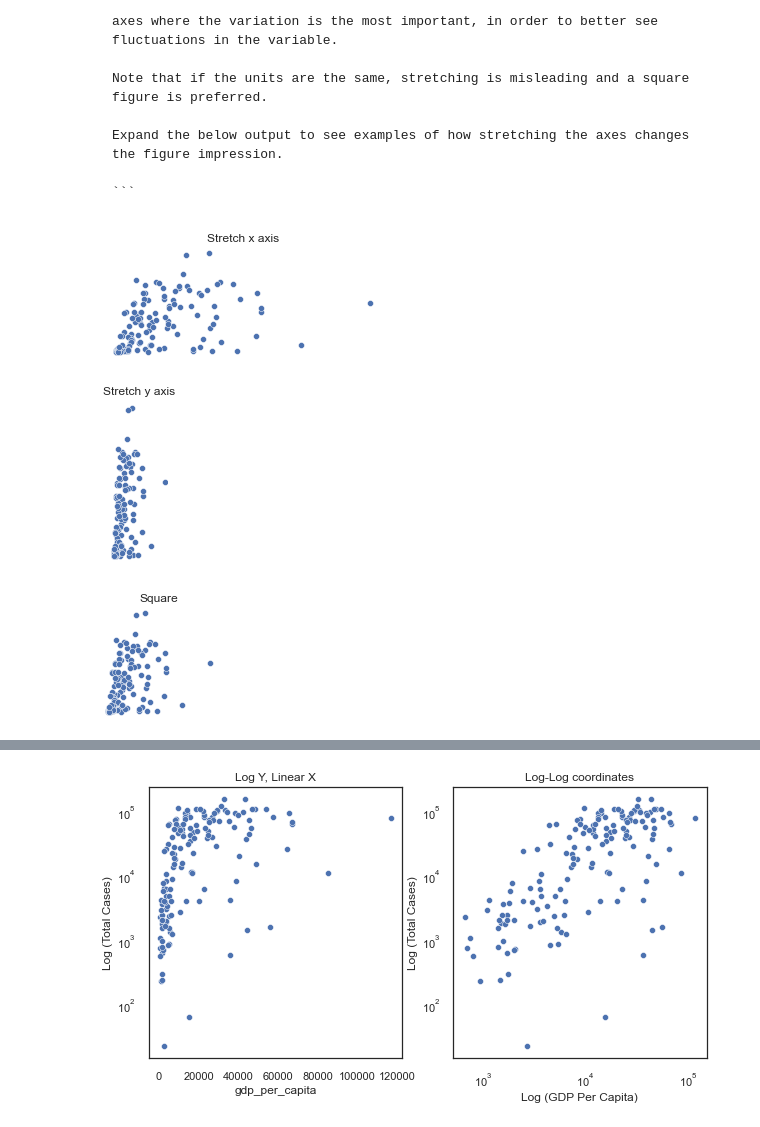
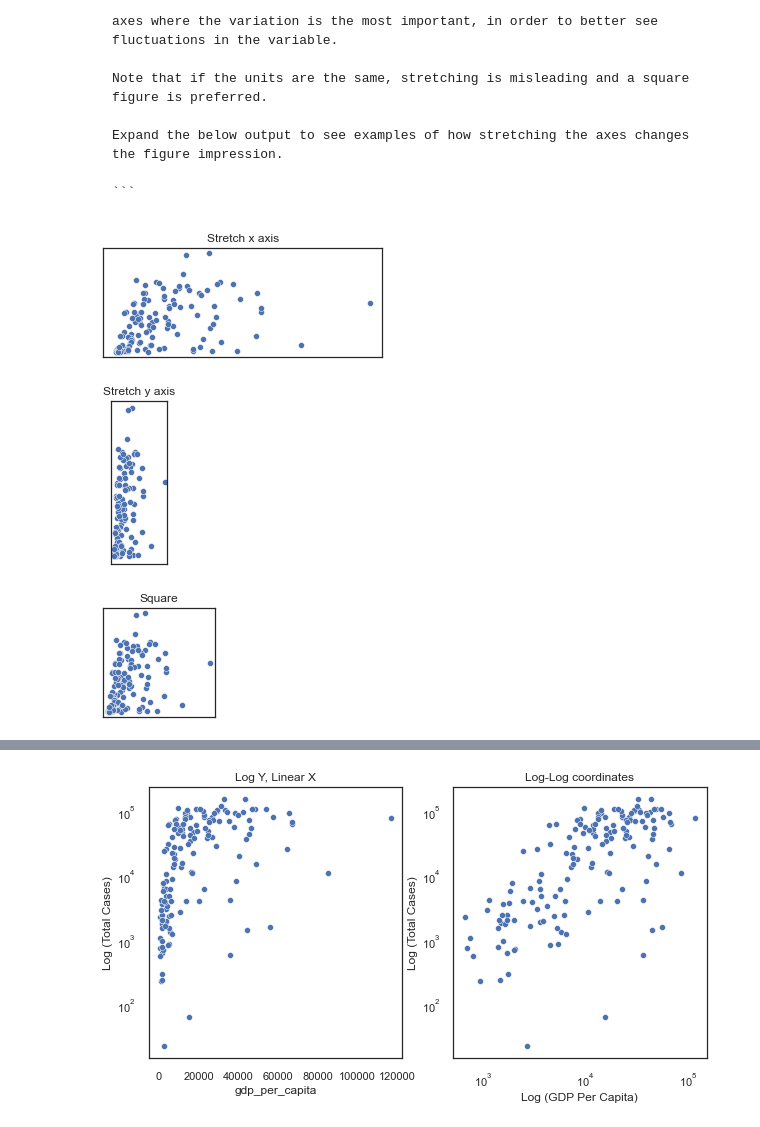
Before and after one commit to alan-turing-institute/rds-course, a Jupyter notebook: coursebook/modules/m3/scripts/mod3.2.ipynb, the cells around one changed output, grey strips where cells are left out. Saved outputs shown, nothing was run; the diff lists cells and outputs as text; code cells hidden in the pictures.

```diff
--- a/coursebook/modules/m3/scripts/mod3.2.ipynb
+++ b/coursebook/modules/m3/scripts/mod3.2.ipynb
@@ -180,33 +180,40 @@ Expand the below output to see examples of how stretching the axes changes the f
 # %%
 f, ax = plt.subplots(1,1, figsize =(5,2))
 
 # set limit for total cases
 sns.scatterplot(data=df_totals, x = 'gdp_per_capita', y = 'total_cases_per_million', ax=ax)
 ax.set_title("Stretch x axis")
-remove_axes(ax)
+#remove_axes(ax)
 ax.set_ylabel('')
 ax.set_xlabel('')
+ax.set_yticks([])
+ax.set_xticks([])
+ax.set
 plt.show()
 
 f, ax = plt.subplots(1,1, figsize =(1,3))
 sns.scatterplot(data=df_totals, x = 'gdp_per_capita', y = 'total_cases_per_million', ax=ax)
 ax.set_title('Stretch y axis')
 ax.set_ylabel('')
 ax.set_xlabel('')
-remove_axes(ax)
+ax.set_yticks([])
+ax.set_xticks([])
+
+
 plt.show()
 
 f, ax = plt.subplots(1,1, figsize =(2,2))
 sns.scatterplot(data=df_totals, x = 'gdp_per_capita', y = 'total_cases_per_million', ax=ax)
 ax.set_title('Square')
-remove_axes(ax)
 ax.set_ylabel('')
 ax.set_xlabel('')
+ax.set_yticks([])
+ax.set_xticks([])
 plt.show()
 # %% [output]
-[figure, old version]
+[figure, new version]
-[figure, old version]
+[figure, new version]
-[figure, old version]
+[figure, new version]
 # %% [markdown]
 ## Scales and Transformations
 
```
Also changed, not shown: parts of 14 cells of this notebook, 1 other file.
